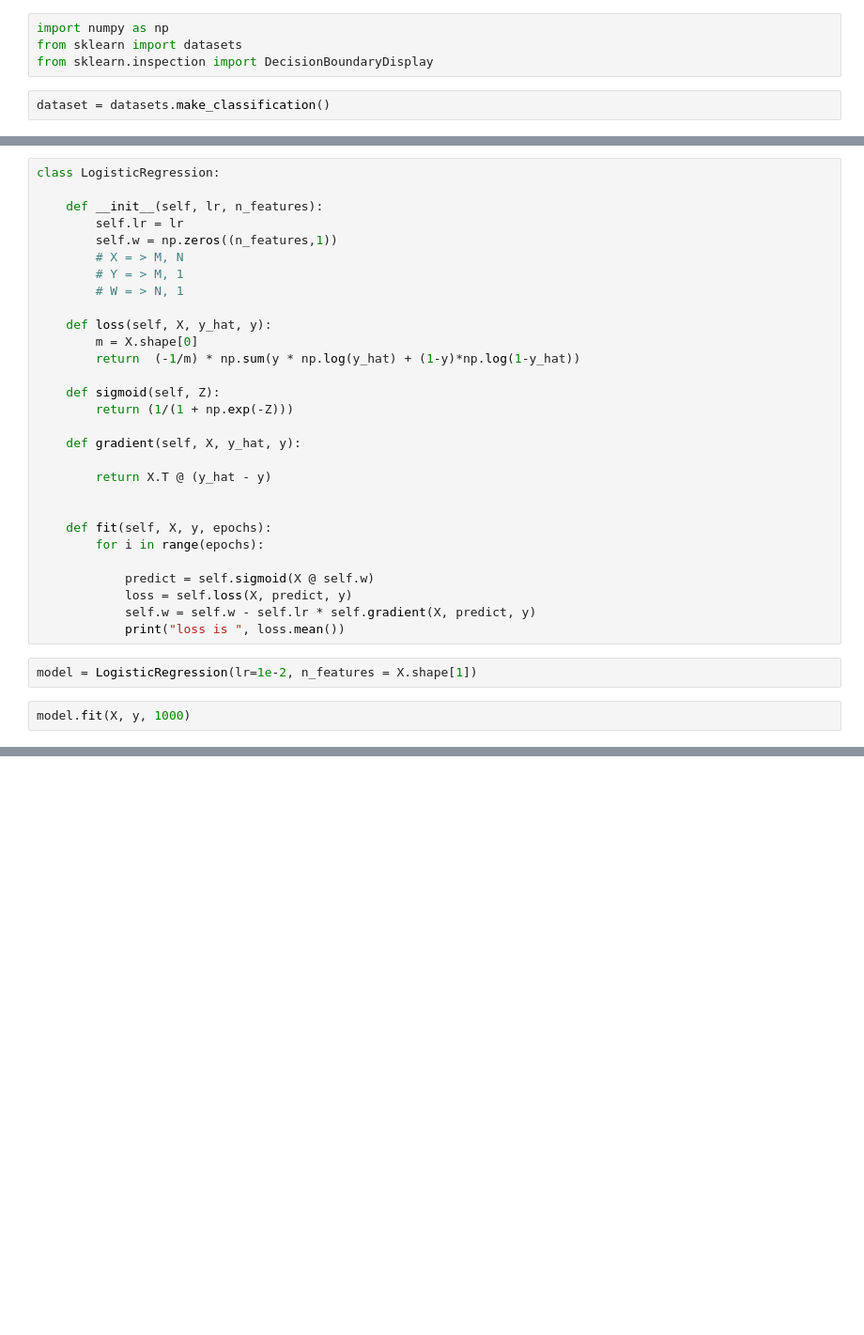
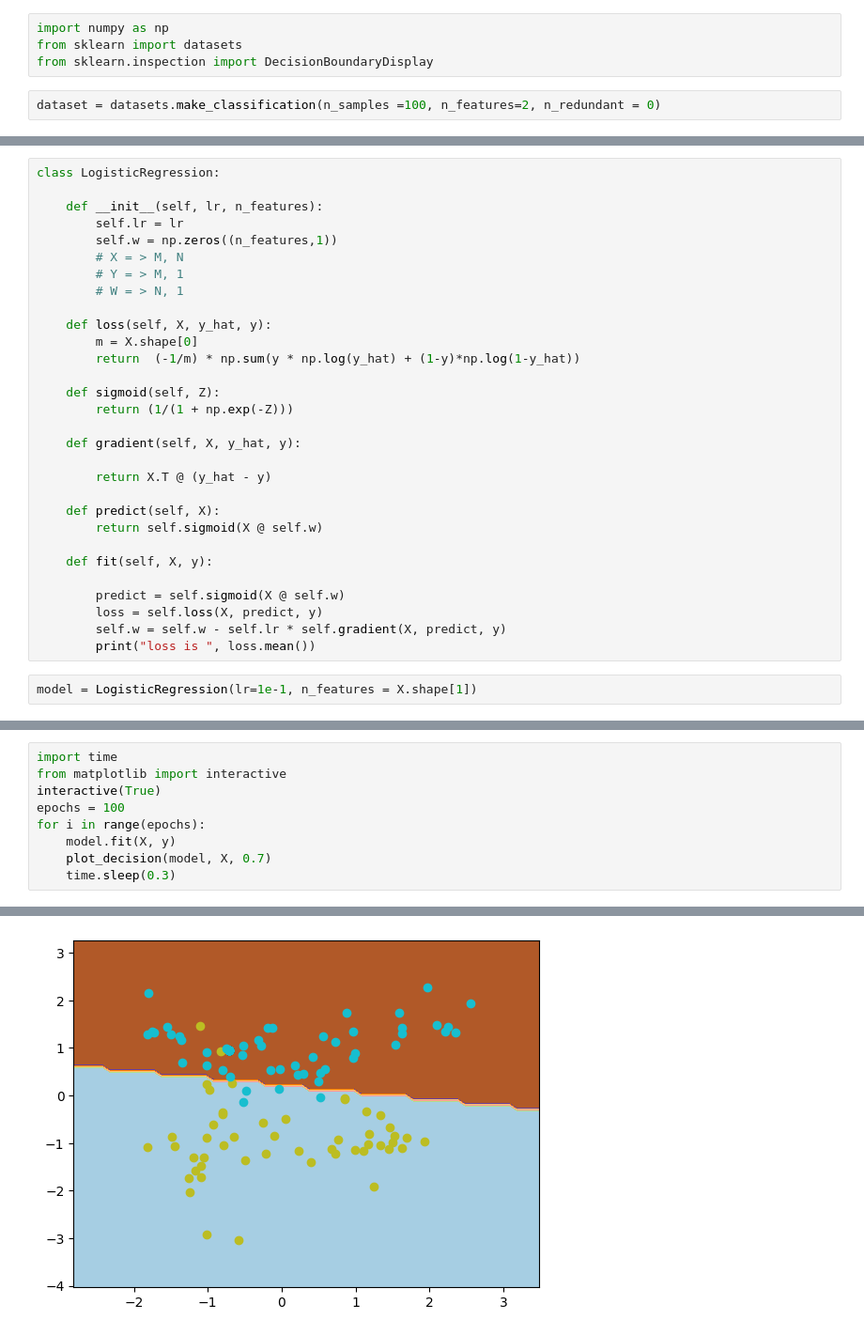
Before and after one commit to NeelMishra/Daily_ML, a Jupyter notebook: logistic regression.ipynb, the cells around one changed output, grey strips where cells are left out. Shown at 94% size. Cells and saved outputs as stored; diff of their text form; blank space fills up the shorter version.

Commit message:
Added the decision boundary plots

```diff
--- a/logistic regression.ipynb
+++ b/logistic regression.ipynb
@@ -3,7 +3,7 @@ import numpy as np
 from sklearn import datasets
 from sklearn.inspection import DecisionBoundaryDisplay
 # %%
-dataset = datasets.make_classification()
+dataset = datasets.make_classification(n_samples =100, n_features=2, n_redundant = 0)
 # %%
 X, y = dataset
 y = y.reshape(-1,1)
@@ -31,15 +31,14 @@ class LogisticRegression:
 
         return X.T @ (y_hat - y)
 
+    def predict(self, X):
+        return self.sigmoid(X @ self.w)
 
-    def fit(self, X, y, epochs):
-        for i in range(epochs):
+    def fit(self, X, y):
 
-            predict = self.sigmoid(X @ self.w)
-            loss = self.loss(X, predict, y)
-            self.w = self.w - self.lr * self.gradient(X, predict, y)
-            print("loss is ", loss.mean())
+        predict = self.sigmoid(X @ self.w)
+        loss = self.loss(X, predict, y)
+        self.w = self.w - self.lr * self.gradient(X, predict, y)
+        print("loss is ", loss.mean())
 # %%
-model = LogisticRegression(lr=1e-2, n_features = X.shape[1])
+model = LogisticRegression(lr=1e-1, n_features = X.shape[1])
-# %%
-model.fit(X, y, 1000)
@@ -63,0 +45,10 @@ loss is  0.20090556542272378
+# %%
+import time
+from matplotlib import interactive
+interactive(True)
+epochs = 100
+for i in range(epochs):
+    model.fit(X, y)
+    plot_decision(model, X, 0.7)
+    time.sleep(0.3)
+# %% [output]
@@ -63,0 +73 @@ loss is  0.20090556542272378
+[figure, added]
```
Also changed, not shown: parts of 9 cells of this notebook.
